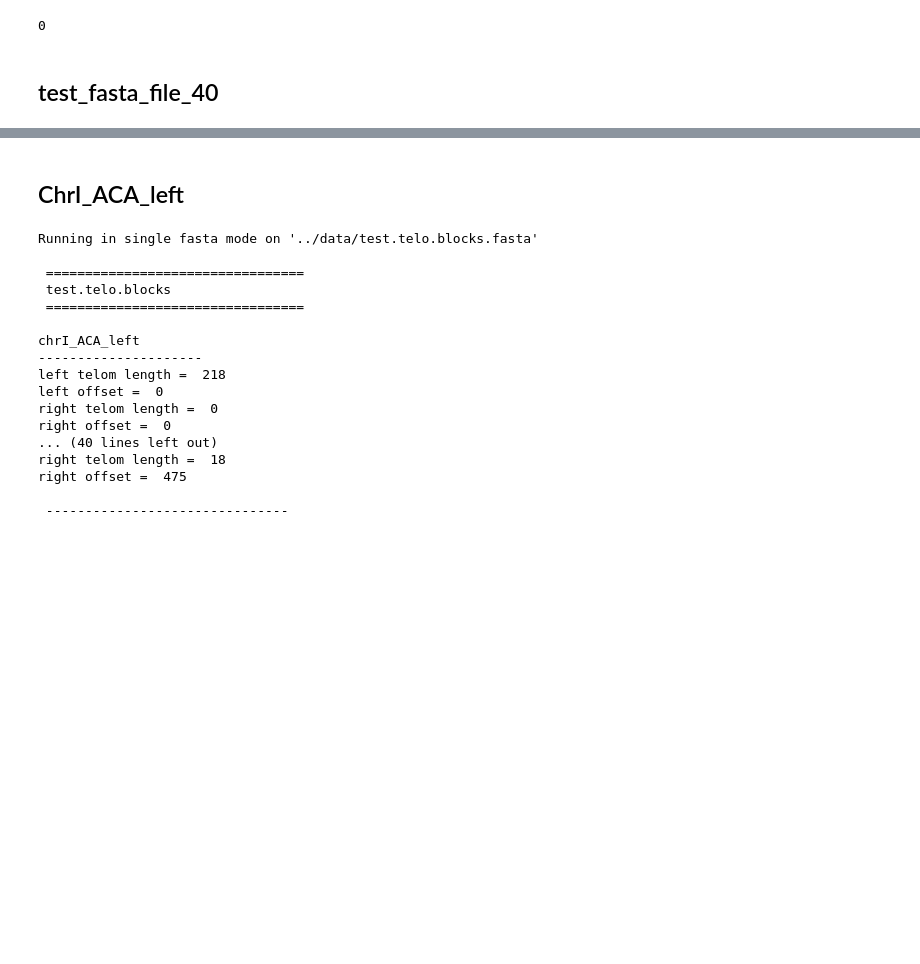
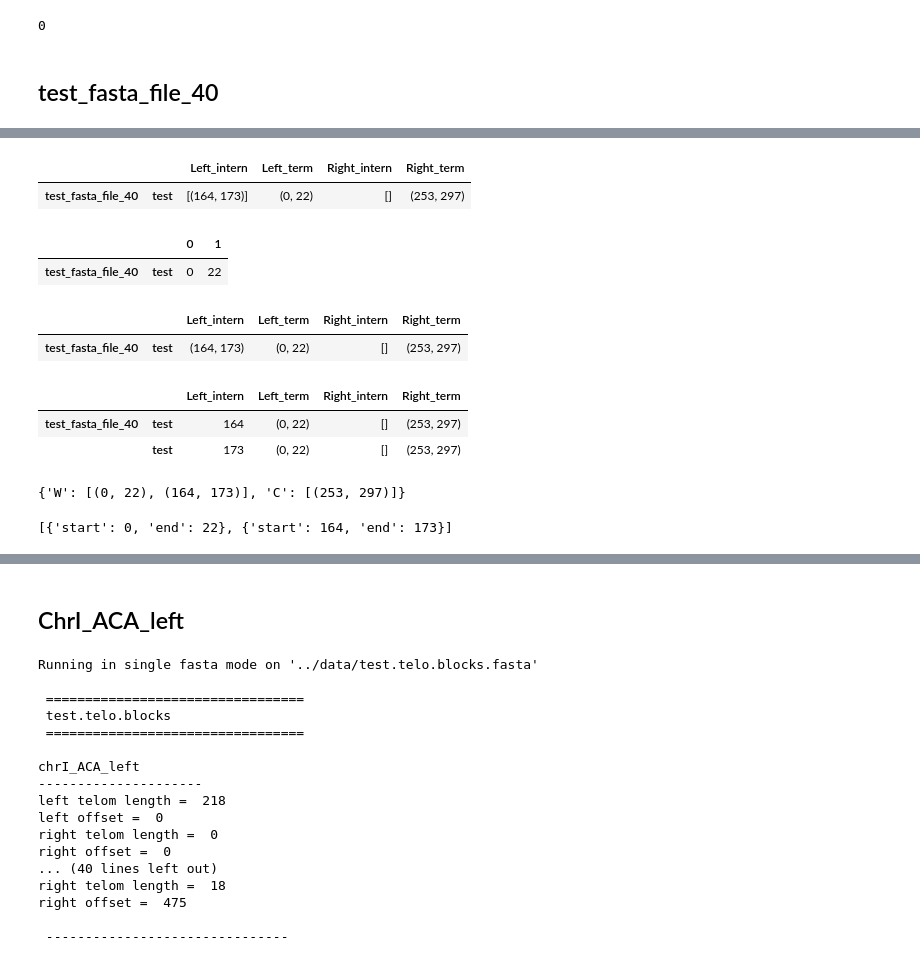
Before and after one commit to GillesFischerSorbonne/telofinder, a Jupyter notebook: telofinder/python_script/analyse_telom_testing.ipynb, the cells around one changed output, grey strips where cells are left out. Saved outputs shown, nothing was run; the diff lists cells and outputs as text; code cells hidden in the pictures; blank space fills up the shorter version.

Commit message:
test on dico_telo

```diff
--- a/telofinder/python_script/analyse_telom_testing.ipynb
+++ b/telofinder/python_script/analyse_telom_testing.ipynb
@@ -95,6 +95,37 @@ right telom length =  63
 right offset =  0
 
  -------------------------------
+# %%
+a = pd.DataFrame(seq_dico_test).transpose()
+a
+# %% [output]
+|  |  | Left_intern | Left_term | Right_intern | Right_term |
+| test_fasta_file_40 | test | [(164, 173)] | (0, 22) | [] | (253, 297) |
+# %%
+pd.DataFrame(a["Left_term"].tolist(), index=a.index)
+# %% [output]
+|  |  | 0 | 1 |
+| test_fasta_file_40 | test | 0 | 22 |
+# %%
+a.explode("Left_intern")
+# %% [output]
+|  |  | Left_intern | Left_term | Right_intern | Right_term |
+| test_fasta_file_40 | test | (164, 173) | (0, 22) | [] | (253, 297) |
+# %%
+a.explode("Left_intern").explode("Left_intern")
+# %% [output]
+|  |  | Left_intern | Left_term | Right_intern | Right_term |
+| test_fasta_file_40 | test | 164 | (0, 22) | [] | (253, 297) |
+|  | test | 173 | (0, 22) | [] | (253, 297) |
+# %%
+b = atl.get_consecutive_groups(seq_df_test)
+b
+# %% [output]
+{'W': [(0, 22), (164, 173)], 'C': [(253, 297)]}
+# %%
+[{"start":x, "end":y} for x, y in b["W"]]
+# %% [output]
+[{'start': 0, 'end': 22}, {'start': 164, 'end': 173}]
 # %%
 seq_df_test
 # %% [output]
```
Also changed, not shown: parts of 8 cells of this notebook, 1 other file.
